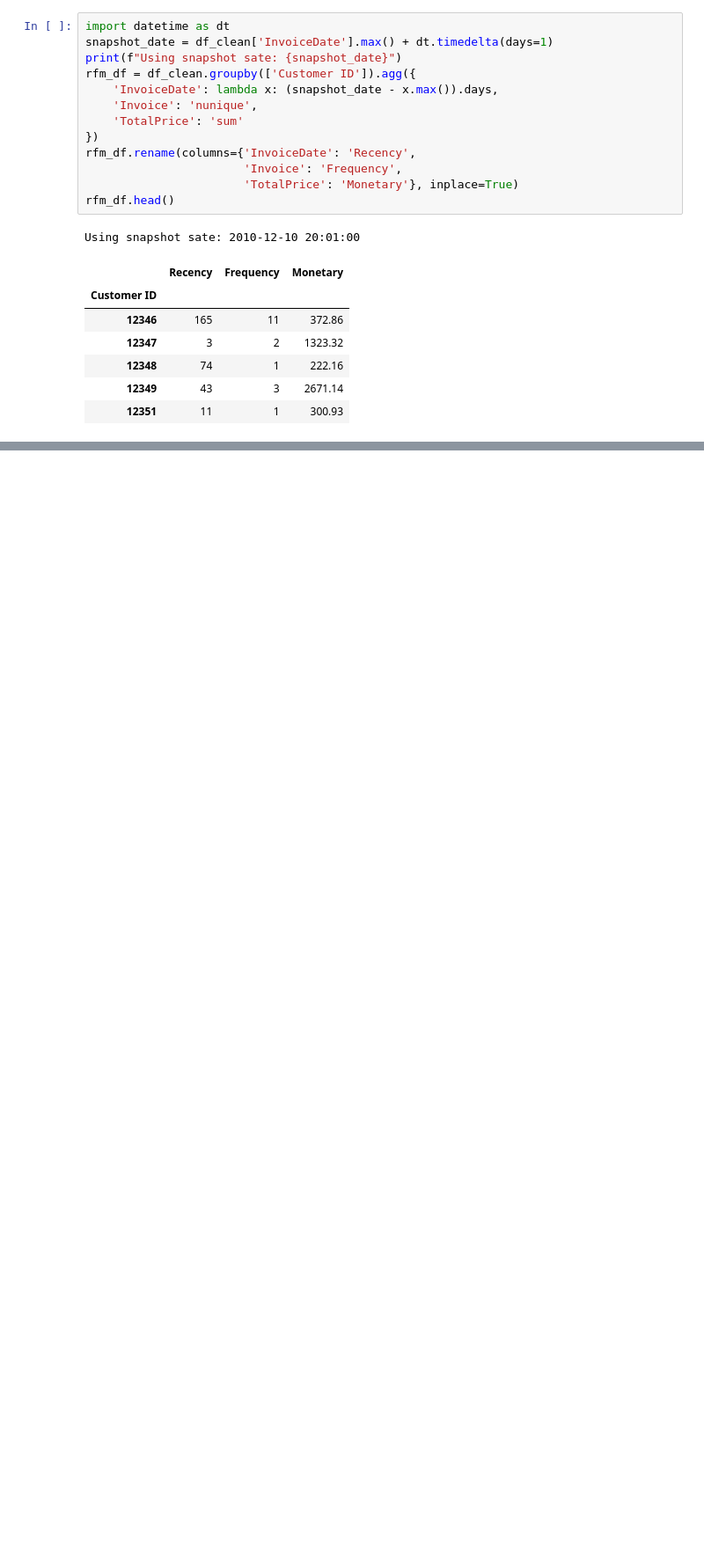
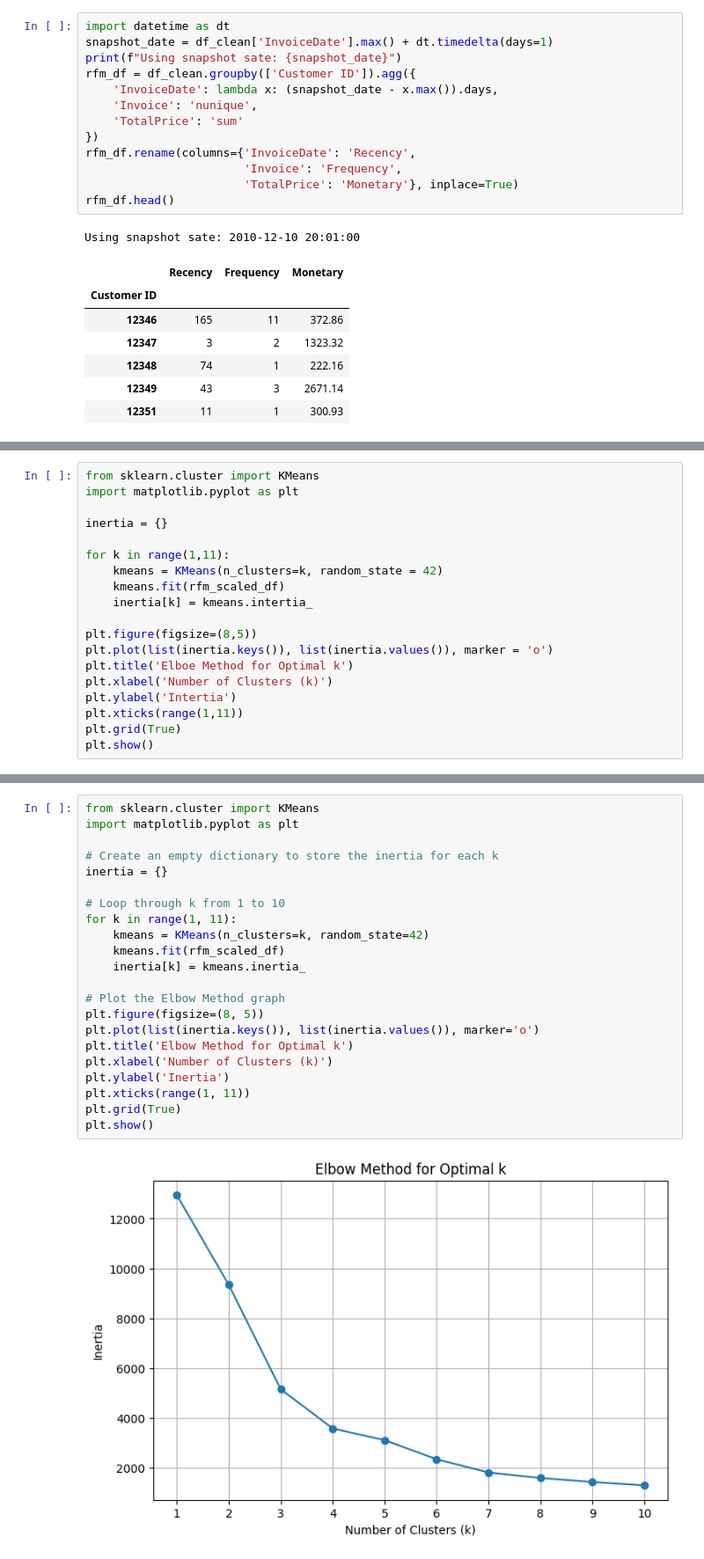
Before and after one commit to rahulgunwanistudy-2005/ecommerce-customer-segmentation, a Jupyter notebook: notebooks/01_data_exploration.ipynb, the cells around one changed output, grey strips where cells are left out. Shown at 88% size. Cells and saved outputs as stored; diff of their text form; blank space fills up the shorter version.

```diff
--- a/notebooks/01_data_exploration.ipynb
+++ b/notebooks/01_data_exploration.ipynb
@@ -146,0 +166,19 @@ Using snapshot sate: 2010-12-10 20:01:00
+# %%
+from sklearn.cluster import KMeans
+import matplotlib.pyplot as plt
+
+inertia = {}
+
+for k in range(1,11):
+    kmeans = KMeans(n_clusters=k, random_state = 42)
+    kmeans.fit(rfm_scaled_df)
+    inertia[k] = kmeans.intertia_
+
+plt.figure(figsize=(8,5))
+plt.plot(list(inertia.keys()), list(inertia.values()), marker = 'o')
+plt.title('Elboe Method for Optimal k')
+plt.xlabel('Number of Clusters (k)')
+plt.ylabel('Intertia')
+plt.xticks(range(1,11))
+plt.grid(True)
+plt.show()
@@ -146,0 +187,24 @@ Using snapshot sate: 2010-12-10 20:01:00
+# %%
+from sklearn.cluster import KMeans
+import matplotlib.pyplot as plt
+
+# Create an empty dictionary to store the inertia for each k
+inertia = {}
+
+# Loop through k from 1 to 10
+for k in range(1, 11):
+    kmeans = KMeans(n_clusters=k, random_state=42)
+    kmeans.fit(rfm_scaled_df)
+    inertia[k] = kmeans.inertia_
+
+# Plot the Elbow Method graph
+plt.figure(figsize=(8, 5))
+plt.plot(list(inertia.keys()), list(inertia.values()), marker='o')
+plt.title('Elbow Method for Optimal k')
+plt.xlabel('Number of Clusters (k)')
+plt.ylabel('Inertia')
+plt.xticks(range(1, 11))
+plt.grid(True)
+plt.show()
+# %% [output]
+[figure, added]
```
Also changed, not shown: parts of 3 cells of this notebook.
